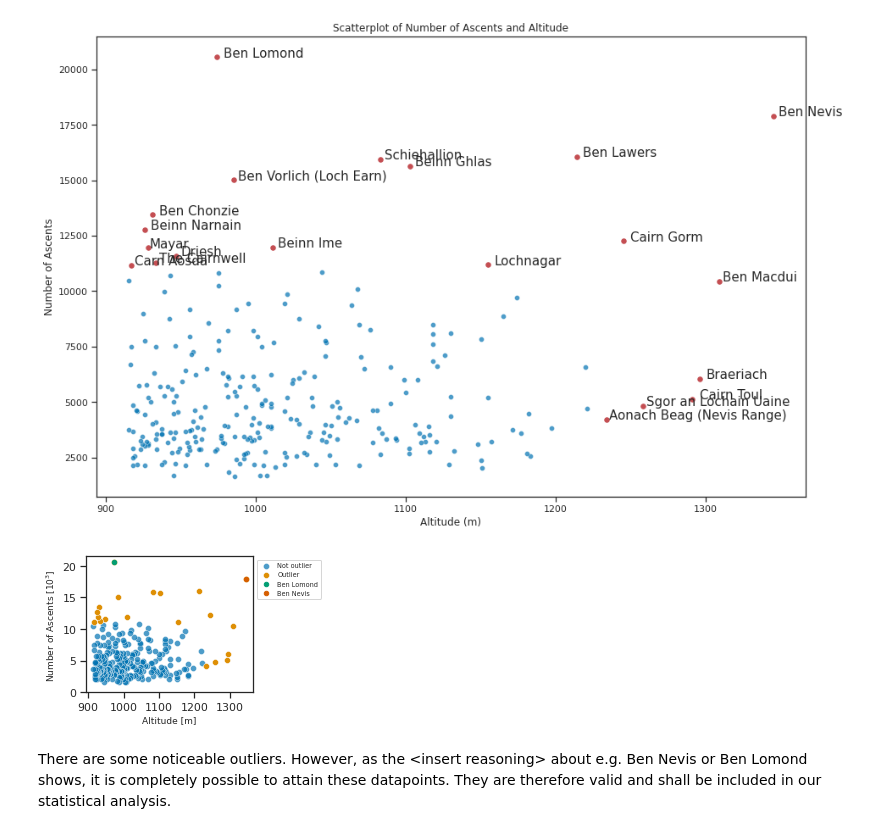
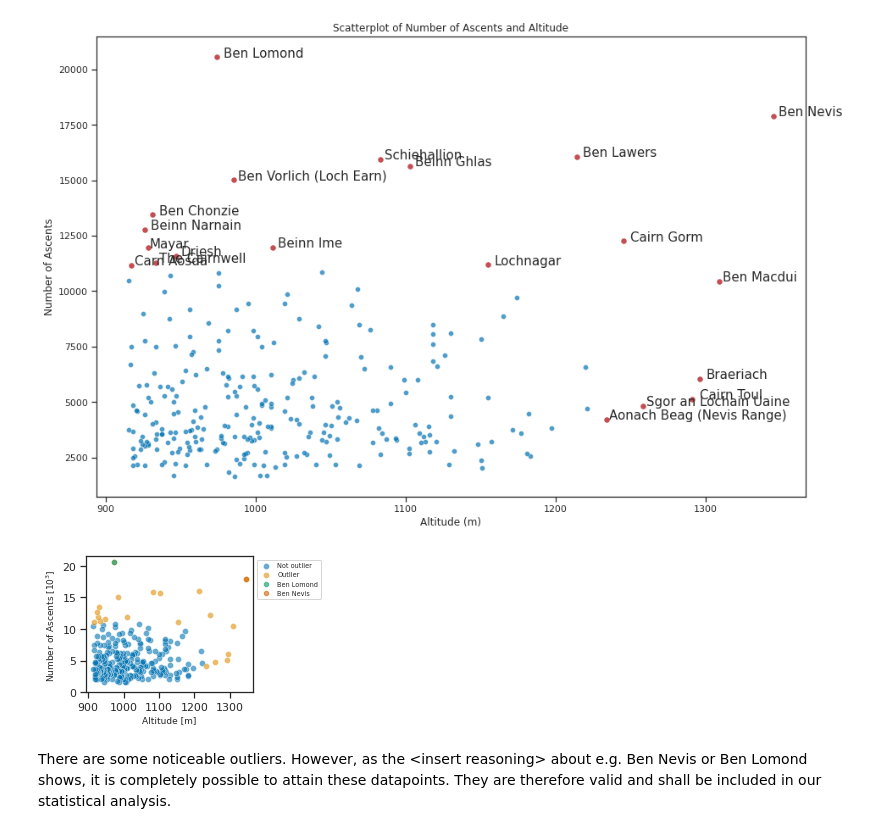
Before and after one commit to filipbalucha/FDS_final_project, a Jupyter notebook: data_analysis.ipynb, the cells around one changed output. Drawn from its saved outputs; the diff is of its cells as text; code cells hidden in the pictures.

```diff
--- a/data_analysis.ipynb
+++ b/data_analysis.ipynb
@@ -206,26 +217,26 @@ plt.show()
 # %%
 plt.figure(figsize=(3,2.5))
 
 # Plot regular
-sns.scatterplot(x=df_no_outliers['altitude'], y=df_no_outliers['ascent_count']/1000, label='Not outlier', alpha=0.7)
+sns.scatterplot(x=df_no_outliers['altitude'], y=df_no_outliers['ascent_count']/1000, label='Not outlier', alpha=0.6)
 
 # Plot outliers
-sns.scatterplot(x=df_outliers['altitude'], y=df_outliers['ascent_count']/1000, label='Outlier')
+sns.scatterplot(x=df_outliers['altitude'], y=df_outliers['ascent_count']/1000, label='Outlier', alpha=0.6)
 
 # Plot identified outliers
 for identified_outlier in ['Ben Lomond', 'Ben Nevis']:  # TODO: for Tudor: please add more specific outliers if you notice any, thanks.
     b = munro.loc[munro['name'] == identified_outlier]
-    plt.scatter(b['altitude'], b['ascent_count']/1000, label=identified_outlier, s=20)
+    plt.scatter(b['altitude'], b['ascent_count']/1000, label=identified_outlier, s=20, alpha=0.6)
 
 plt.xlabel('Altitude [m]', fontsize = 9)
 plt.ylabel('Number of Ascents [$10^3$]', fontsize = 9)
 legend = plt.legend(loc='upper left', bbox_to_anchor=(1, 1), prop={ 'size': 6.5 })
 plt.ylim(bottom=0)
 
 plt.savefig("report/scatterplot.pdf", bbox_inches='tight') # set bbox_inches to tight to prevent the legend from being cropped
 plt.show()
 # %% [output]
-[figure, old version]
+[figure, new version]
 # %% [markdown]
 There are some noticeable outliers. However, as the <insert reasoning\> about e.g. Ben Nevis or Ben Lomond shows, it is completely possible to attain these datapoints. They are therefore valid and shall be included in our statistical analysis.
 # %% [markdown]
```
Also changed, not shown: parts of 2 cells of this notebook, 3 other files.
